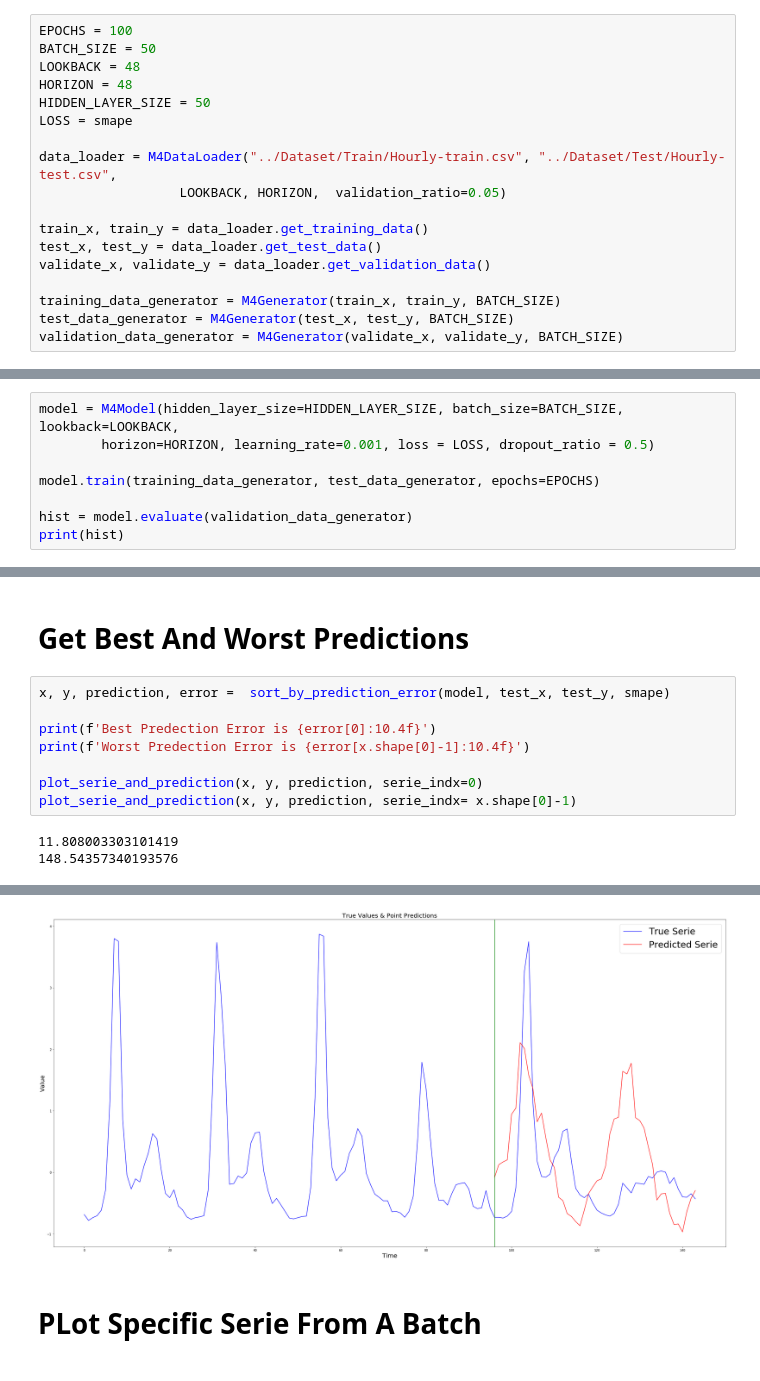
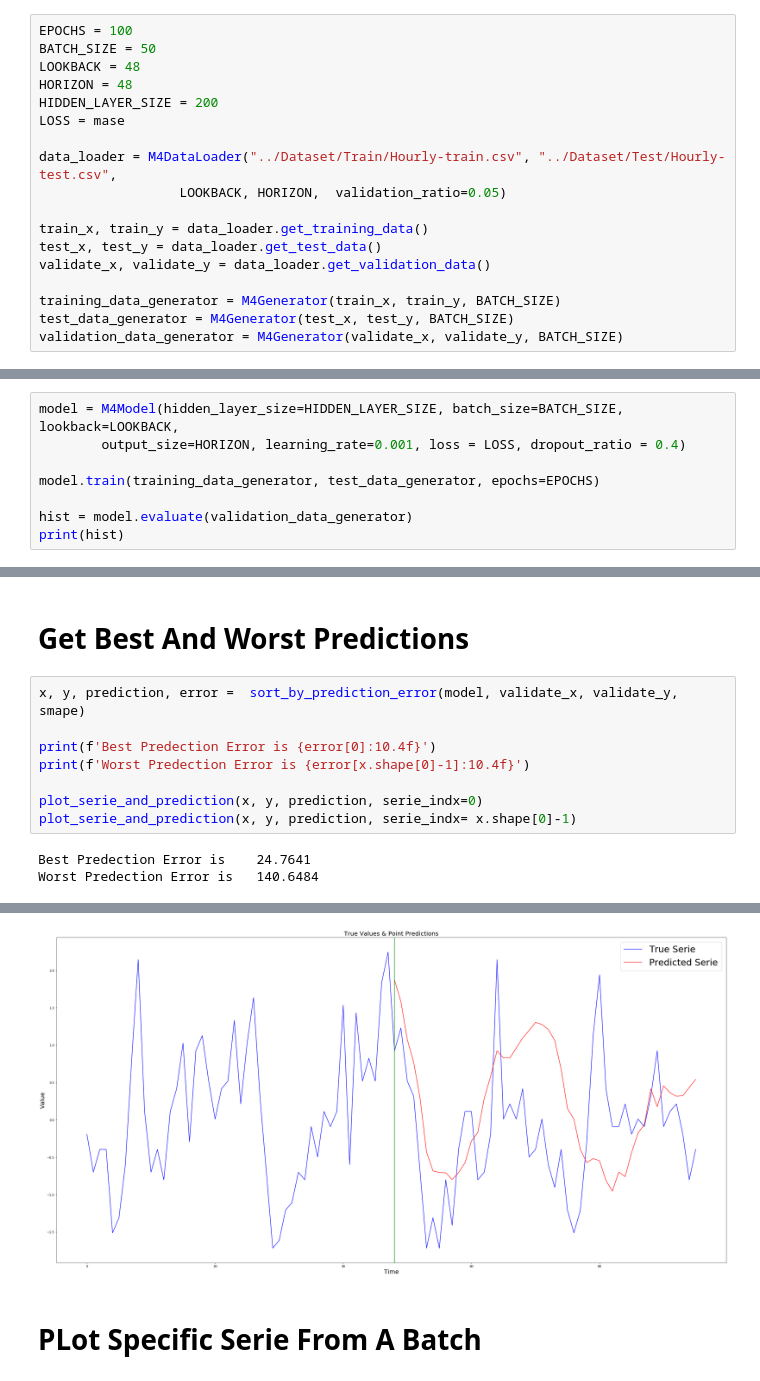
Before and after one commit to yamen23ali/m4-lstm, a Jupyter notebook: notebooks/Point_predection_mae.ipynb, the cells around one changed output, grey strips where cells are left out. Drawn from its saved outputs; the diff is of its cells as text.

Commit message:
add mase error

```diff
--- a/notebooks/Point_predection_mae.ipynb
+++ b/notebooks/Point_predection_mae.ipynb
@@ -26,8 +26,8 @@ EPOCHS = 100
 BATCH_SIZE = 50
 LOOKBACK = 48
 HORIZON = 48
-HIDDEN_LAYER_SIZE = 50
-LOSS = smape
+HIDDEN_LAYER_SIZE = 200
+LOSS = mase
 
 data_loader = M4DataLoader("../Dataset/Train/Hourly-train.csv", "../Dataset/Test/Hourly-test.csv",
                   LOOKBACK, HORIZON,  validation_ratio=0.05)
@@ -43,7 +43,7 @@ validation_data_generator = M4Generator(validate_x, validate_y, BATCH_SIZE)
 # Train The Model
 # %%
 model = M4Model(hidden_layer_size=HIDDEN_LAYER_SIZE, batch_size=BATCH_SIZE, lookback=LOOKBACK,
-        horizon=HORIZON, learning_rate=0.001, loss = LOSS, dropout_ratio = 0.5)
+        output_size=HORIZON, learning_rate=0.001, loss = LOSS, dropout_ratio = 0.4)
 
 model.train(training_data_generator, test_data_generator, epochs=EPOCHS)
 
@@ -76,7 +77,7 @@ Saved model files to disk under../models/11
 # %% [markdown]
 # Get Best And Worst Predictions
 # %%
-x, y, prediction, error =  sort_by_prediction_error(model, test_x, test_y, smape)
+x, y, prediction, error =  sort_by_prediction_error(model, validate_x, validate_y, smape)
 
 print(f'Best Predection Error is {error[0]:10.4f}')
 print(f'Worst Predection Error is {error[x.shape[0]-1]:10.4f}')
@@ -84,5 +85,5 @@ print(f'Worst Predection Error is {error[x.shape[0]-1]:10.4f}')
 plot_serie_and_prediction(x, y, prediction, serie_indx=0)
 plot_serie_and_prediction(x, y, prediction, serie_indx= x.shape[0]-1)
 # %% [output]
-11.808003303101419
-148.54357340193576
+Best Predection Error is    24.7641
+Worst Predection Error is   140.6484
@@ -90,4 +91,4 @@ plot_serie_and_prediction(x, y, prediction, serie_indx= x.shape[0]-1)
-[figure, old version]
+[figure, new version]
 # %% [markdown]
 # PLot Specific Serie From A Batch
 # %%
```
Also changed, not shown: parts of 5 cells of this notebook, 53 other files.
